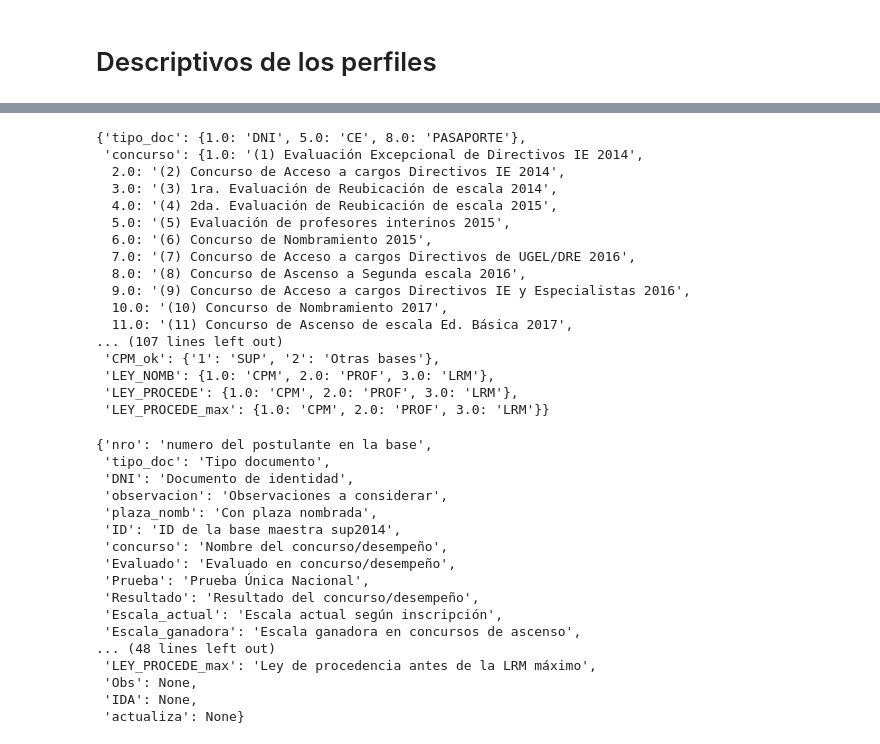
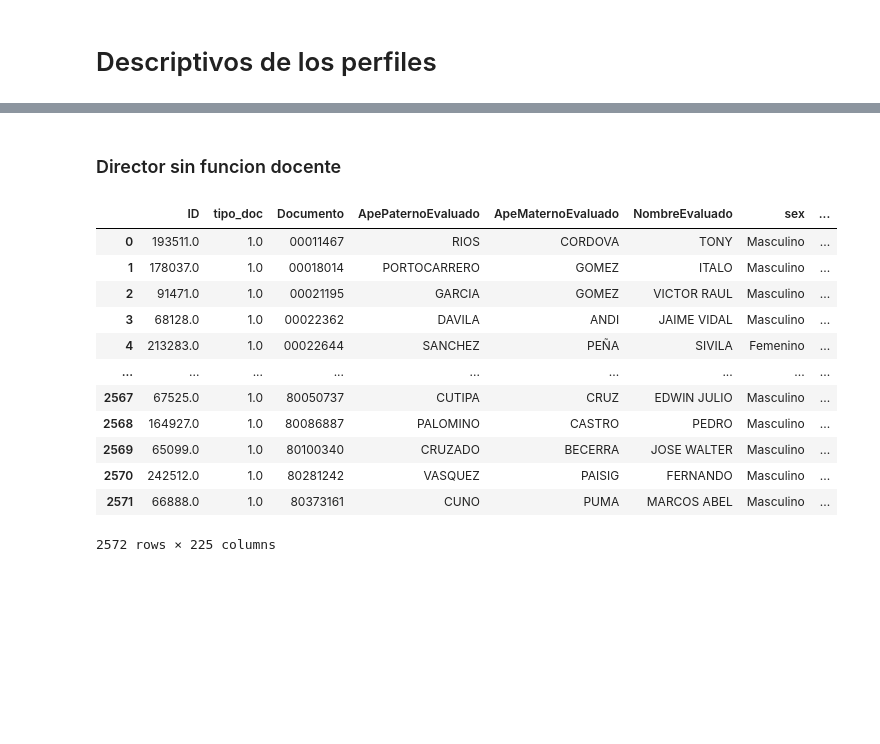
Before and after one commit to CRodrigo17/MINEDU-2026-02-INVESTIGACION_EDDIR_IE_REG_EXCEP_2024_2025, a Jupyter notebook: notebooks/Notebook_exploratorio_v7.ipynb, the cells around one changed output, grey strips where cells are left out. Cells and saved outputs as stored; diff of their text form; code cells hidden in the pictures; blank space fills up the shorter version.

```diff
--- a/notebooks/Notebook_exploratorio_v7.ipynb
+++ b/notebooks/Notebook_exploratorio_v7.ipynb
@@ -795,0 +475,2 @@ Index(['ID', 'tipo_doc', 'Documento', 'ApePaternoEvaluado',
+# %%
+MPE_SESION_3 = MPE_SESION_2.groupby("COD_MODULAR")[["IND_1", "IND_2", "IND_3", "IND_4", "IND_5", "IND_6", "IND_7", "IND_8"]].mean().reset_index()
@@ -1531,2 +1109,0 @@ D3S9  0.282  0.219  0.345  0.443  0.297  0.197  0.679  0.327  1.000
-# %%
-BD_Maestra, meta2 = pyreadstat.read_sav(r"C:\Users\User\Downloads\BM_postulantes_y_evaluaciones_20.10.2024_ultimo.sav")
@@ -2750,4 +1764,2 @@ os.getcwd()
 # %% [markdown]
 # Descriptivos de los perfiles
-# %%
-BD_Maestra, meta2 = pyreadstat.read_sav("/Users/cristianmolina/Desktop/MINEDU 2026/EDDIR IE + Bases de datos/2. Bases de datos/BM_postulantes_y_evaluaciones_08.01.2026_ultimo.sav")
@@ -3238,40 +1766,4 @@ Maestra[(Maestra["DNI"].isin(DNIs_sinfuncion_docente)) &
-# %%
-meta_maestra.variable_value_labels
-# %% [output]
-{'tipo_doc': {1.0: 'DNI', 5.0: 'CE', 8.0: 'PASAPORTE'},
- 'concurso': {1.0: '(1) Evaluación Excepcional de Directivos IE 2014',
-  2.0: '(2) Concurso de Acceso a cargos Directivos IE 2014',
-  3.0: '(3) 1ra. Evaluación de Reubicación de escala 2014',
-  4.0: '(4) 2da. Evaluación de Reubicación de escala 2015',
-  5.0: '(5) Evaluación de profesores interinos 2015',
-  6.0: '(6) Concurso de Nombramiento 2015',
-  7.0: '(7) Concurso de Acceso a cargos Directivos de UGEL/DRE 2016',
-  8.0: '(8) Concurso de Ascenso a Segunda escala 2016',
-  9.0: '(9) Concurso de Acceso a cargos Directivos IE y Especialistas 2016',
-  10.0: '(10) Concurso de Nombramiento 2017',
-  11.0: '(11) Concurso de Ascenso de escala Ed. Básica 2017',
-... (107 lines left out)
- 'CPM_ok': {'1': 'SUP', '2': 'Otras bases'},
- 'LEY_NOMB': {1.0: 'CPM', 2.0: 'PROF', 3.0: 'LRM'},
- 'LEY_PROCEDE': {1.0: 'CPM', 2.0: 'PROF', 3.0: 'LRM'},
- 'LEY_PROCEDE_max': {1.0: 'CPM', 2.0: 'PROF', 3.0: 'LRM'}}
-# %%
-meta_maestra.column_names_to_labels
-# %% [output]
-{'nro': 'numero del postulante en la base',
- 'tipo_doc': 'Tipo documento',
- 'DNI': 'Documento de identidad',
- 'observacion': 'Observaciones a considerar',
- 'plaza_nomb': 'Con plaza nombrada',
- 'ID': 'ID de la base maestra sup2014',
- 'concurso': 'Nombre del concurso/desempeño',
- 'Evaluado': 'Evaluado en concurso/desempeño',
- 'Prueba': 'Prueba Única Nacional',
- 'Resultado': 'Resultado del concurso/desempeño',
- 'Escala_actual': 'Escala actual según inscripción',
- 'Escala_ganadora': 'Escala ganadora en concursos de ascenso',
-... (48 lines left out)
- 'LEY_PROCEDE_max': 'Ley de procedencia antes de la LRM máximo',
- 'Obs': None,
- 'IDA': None,
- 'actualiza': None}
+# %% [markdown]
+### Director sin funcion docente
+# %%
+B_G1 = pd.read_csv("/Users/cristianmolina/Desktop/Proyectos MINEDU 2026 - Github/Investigacion_EDDIR_IE_2024/outputs/Docentes_2025_clusterizada_MODELO_FINAL.csv", dtype = {"Documento":str}, sep=",")
@@ -3277,0 +1836,16 @@ meta_maestra.column_names_to_labels
+# %%
+B_G1
+# %% [output]
+|  | ID | tipo_doc | Documento | ApePaternoEvaluado | ApeMaternoEvaluado | NombreEvaluado | sex | ... |
+| 0 | 193511.0 | 1.0 | 00011467 | RIOS | CORDOVA | TONY | Masculino | ... |
+| 1 | 178037.0 | 1.0 | 00018014 | PORTOCARRERO | GOMEZ | ITALO | Masculino | ... |
+| 2 | 91471.0 | 1.0 | 00021195 | GARCIA | GOMEZ | VICTOR RAUL | Masculino | ... |
+| 3 | 68128.0 | 1.0 | 00022362 | DAVILA | ANDI | JAIME VIDAL | Masculino | ... |
+| 4 | 213283.0 | 1.0 | 00022644 | SANCHEZ | PEÑA | SIVILA | Femenino | ... |
+| ... | ... | ... | ... | ... | ... | ... | ... | ... |
+| 2567 | 67525.0 | 1.0 | 80050737 | CUTIPA | CRUZ | EDWIN JULIO | Masculino | ... |
+| 2568 | 164927.0 | 1.0 | 80086887 | PALOMINO | CASTRO | PEDRO | Masculino | ... |
+| 2569 | 65099.0 | 1.0 | 80100340 | CRUZADO | BECERRA | JOSE WALTER | Masculino | ... |
+| 2570 | 242512.0 | 1.0 | 80281242 | VASQUEZ | PAISIG | FERNANDO | Masculino | ... |
+| 2571 | 66888.0 | 1.0 | 80373161 | CUNO | PUMA | MARCOS ABEL | Masculino | ... |
+2572 rows × 225 columns
```
Also changed, not shown: parts of 144 cells of this notebook, 2 other files.
